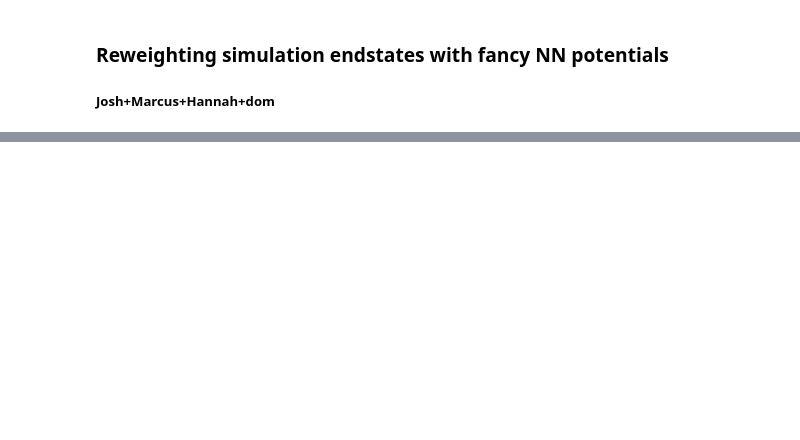
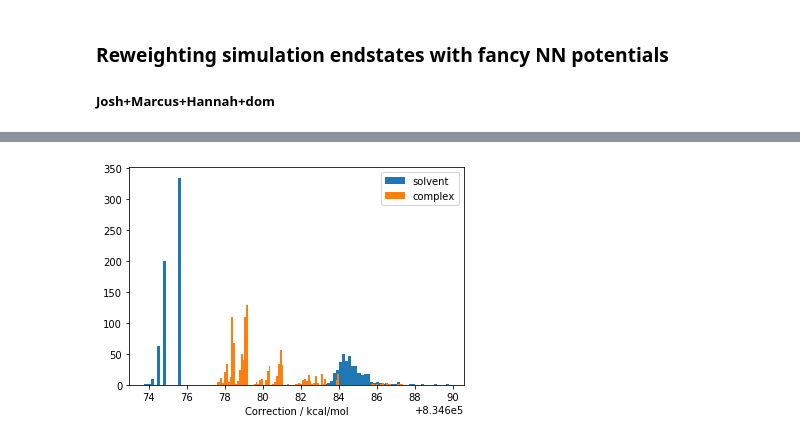
Before and after one commit to choderalab/nn-endstates, a Jupyter notebook: nn-endstates.ipynb, the cells around one changed output, grey strips where cells are left out. Cells and saved outputs as stored; diff of their text form; code cells hidden in the pictures; blank space fills up the shorter version.

```diff
--- a/nn-endstates.ipynb
+++ b/nn-endstates.ipynb
@@ -68,11 +75,0 @@ def plot_mm_vs_ani(MM, ANI,title='',color='grey'):
-# %%
-# TODO to change to loop over folders or ligands
-folder = 'lig17to4'
-
-htf = np.load(f'/Users/brucemah/bin/nn-endstates/data/jnk1-example/{folder}/outhybrid_factory.npy',allow_pickle=True)
-htf = htf.flatten()[0]
-# hybrid_topology = htf[phase].hybrid_topology
-TPs = np.load(f'/Users/brucemah/bin/nn-endstates/data/jnk1-example/{folder}/out_topology_proposals.pkl',allow_pickle=True)
-
-old_context = openmm.Context(htf['vacuum']._old_system, integrators.LangevinIntegrator())
-new_context = openmm.Context(htf['vacuum']._new_system, integrators.LangevinIntegrator())
@@ -248,0 +271,8 @@ Hydration correction: -2.57 (1.14) kcal/mol
+# %%
+plt.hist(solvent_corrections,bins=100,label='solvent')
+plt.hist(complex_corrections,bins=100,label='complex')
+plt.xlabel(f'Correction / kcal/mol')
+plt.legend()
+plt.show()
+# %% [output]
+[figure, added]
```
Also changed, not shown: parts of 11 cells of this notebook, 1 other file.
